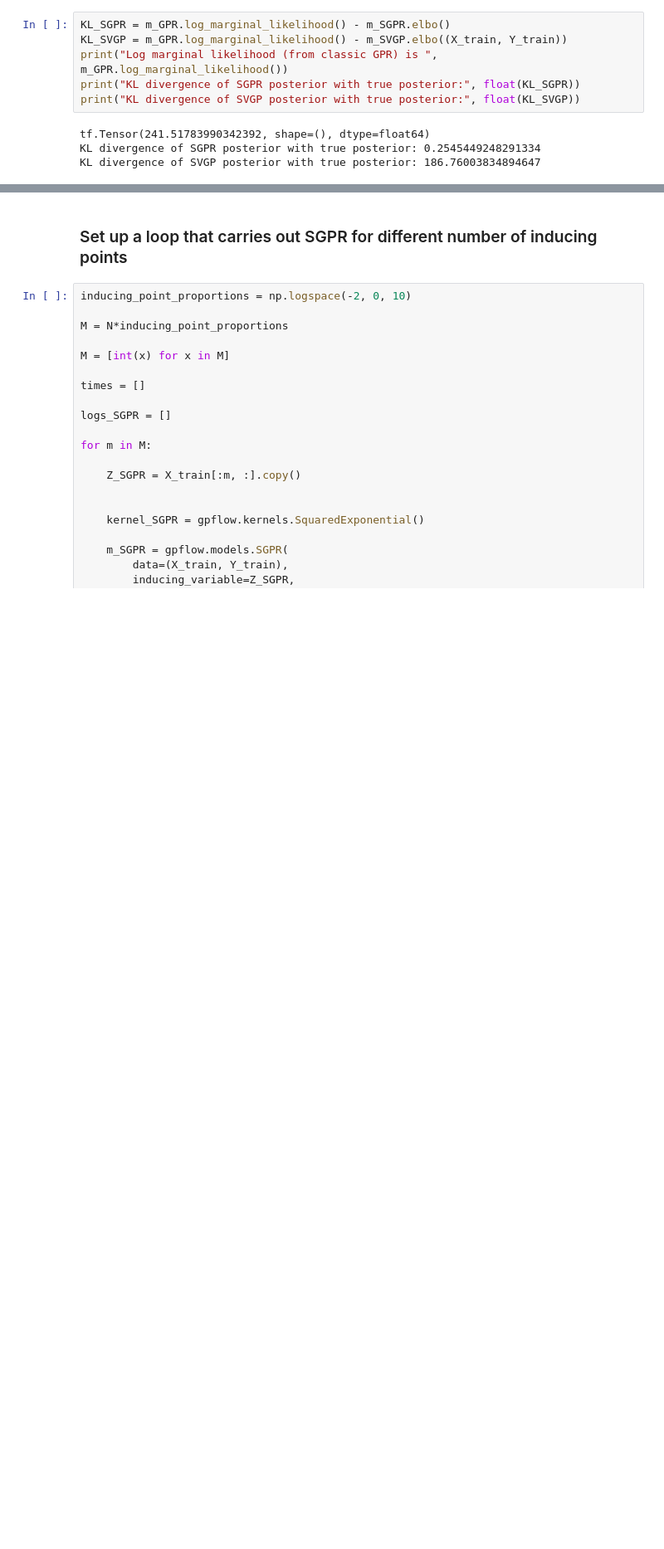
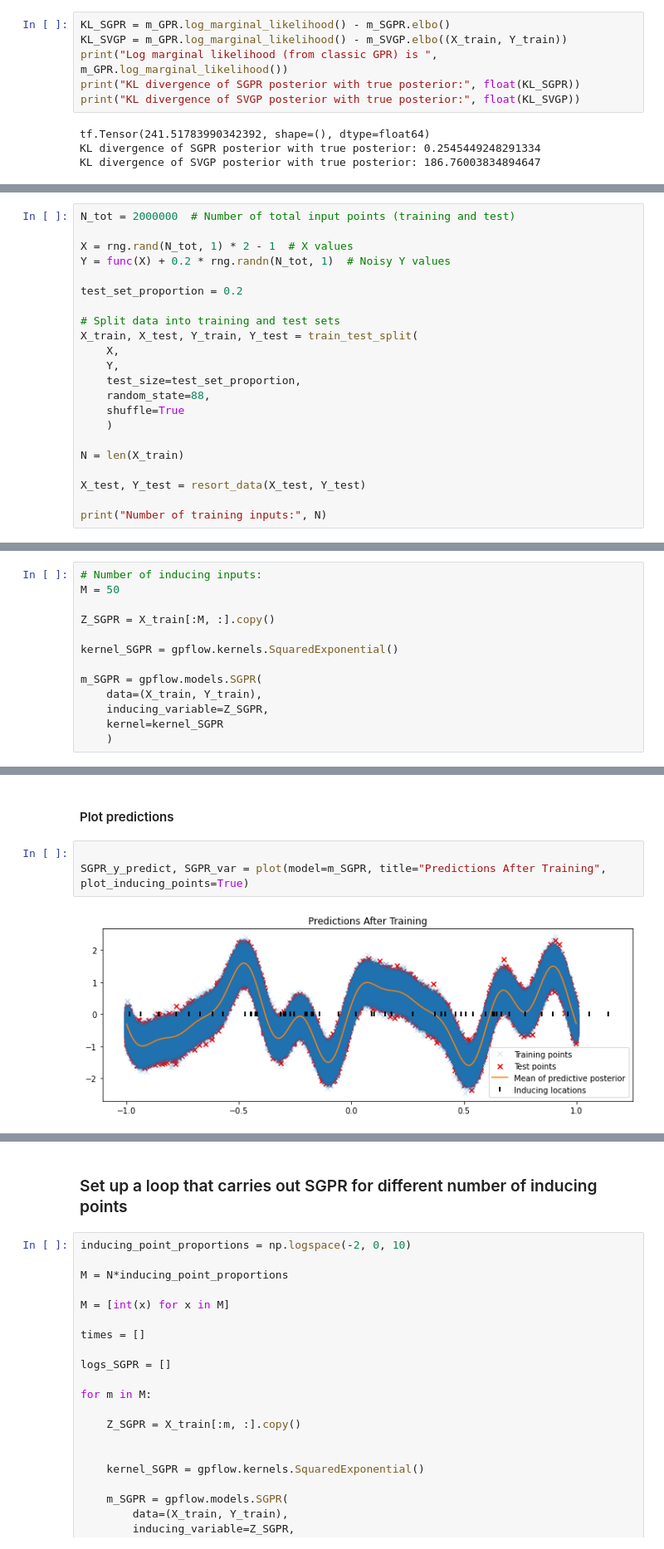
Before and after one commit to hugheshallettj/1D_regression_SGP, a Jupyter notebook: 1Dsparse_GPs_regression.ipynb, the cells around one changed output, grey strips where cells are left out. Shown at 83% size. Saved outputs shown, nothing was run; the diff lists cells and outputs as text; blank space fills up the shorter version.

```diff
--- a/1Dsparse_GPs_regression.ipynb
+++ b/1Dsparse_GPs_regression.ipynb
@@ -315,0 +334,22 @@ How do we get a log marginal likelihood that is greater than 0, since we are tak
+# %%
+N_tot = 2000000  # Number of total input points (training and test)
+
+X = rng.rand(N_tot, 1) * 2 - 1  # X values
+Y = func(X) + 0.2 * rng.randn(N_tot, 1)  # Noisy Y values
+
+test_set_proportion = 0.2
+
+# Split data into training and test sets
+X_train, X_test, Y_train, Y_test = train_test_split(
+    X,
+    Y,
+    test_size=test_set_proportion,
+    random_state=88,
+    shuffle=True
+    )
+
+N = len(X_train)
+
+X_test, Y_test = resort_data(X_test, Y_test)
+
+print("Number of training inputs:", N)
@@ -315,0 +362,13 @@ How do we get a log marginal likelihood that is greater than 0, since we are tak
+# %%
+# Number of inducing inputs:
+M = 50
+
+Z_SGPR = X_train[:M, :].copy()
+
+kernel_SGPR = gpflow.kernels.SquaredExponential()
+
+m_SGPR = gpflow.models.SGPR(
+    data=(X_train, Y_train),
+    inducing_variable=Z_SGPR,
+    kernel=kernel_SGPR
+    )
@@ -315,0 +389,7 @@ How do we get a log marginal likelihood that is greater than 0, since we are tak
+# %% [markdown]
+#### Plot predictions
+# %%
+
+SGPR_y_predict, SGPR_var = plot(model=m_SGPR, title="Predictions After Training", plot_inducing_points=True)
+# %% [output]
+[figure, added]
```
Also changed, not shown: parts of 33 cells of this notebook, 1 other file.
